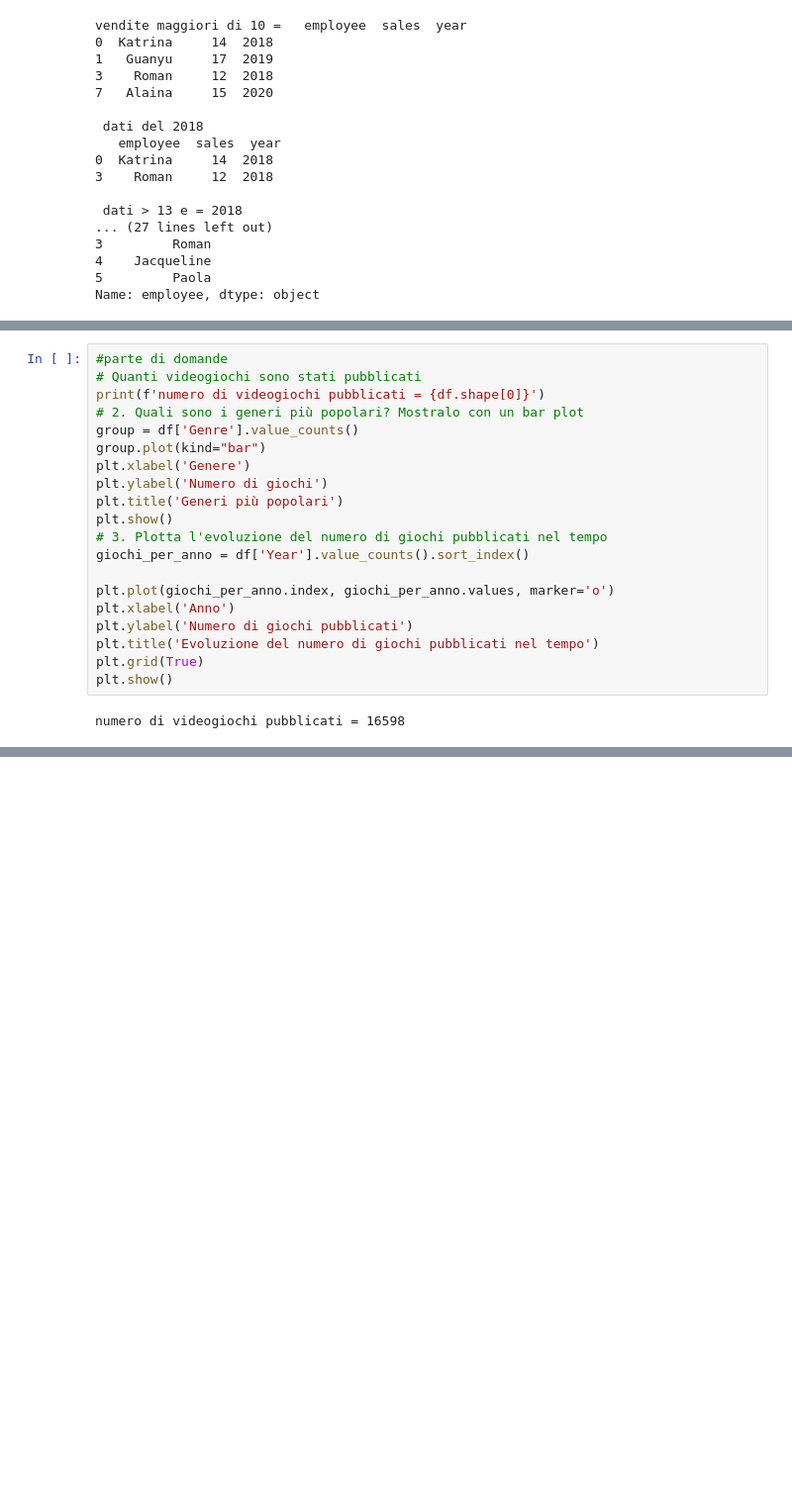
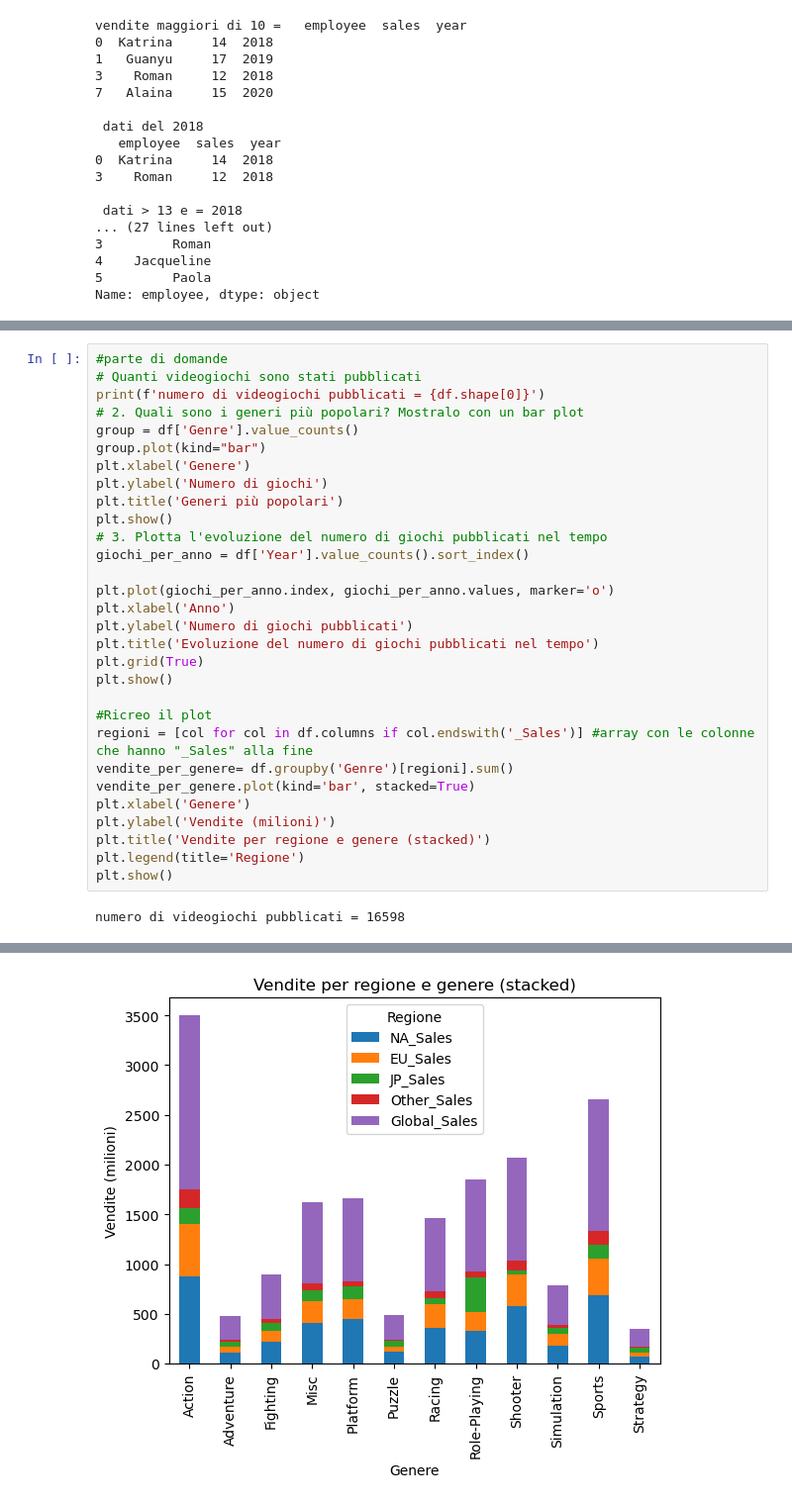
Before and after one commit to DenisTrokan/ProgrammingLab, a Jupyter notebook: 5_Esercizi_lez_5.ipynb, the cells around one changed output, grey strips where cells are left out. Shown: that part at 99% size. Drawn from its saved outputs; the diff is of its cells as text; blank space fills up the shorter version.

```diff
--- a/5_Esercizi_lez_5.ipynb
+++ b/5_Esercizi_lez_5.ipynb
@@ -97,24 +97,35 @@ df.head()
 # %%
 #parte di domande
 # Quanti videogiochi sono stati pubblicati
 print(f'numero di videogiochi pubblicati = {df.shape[0]}')
 # 2. Quali sono i generi più popolari? Mostralo con un bar plot
 group = df['Genre'].value_counts()
 group.plot(kind="bar")
 plt.xlabel('Genere')
 plt.ylabel('Numero di giochi')
 plt.title('Generi più popolari')
 plt.show()
 # 3. Plotta l'evoluzione del numero di giochi pubblicati nel tempo
 giochi_per_anno = df['Year'].value_counts().sort_index()
 
 plt.plot(giochi_per_anno.index, giochi_per_anno.values, marker='o')
 plt.xlabel('Anno')
 plt.ylabel('Numero di giochi pubblicati')
 plt.title('Evoluzione del numero di giochi pubblicati nel tempo')
 plt.grid(True)
 plt.show()
+
+#Ricreo il plot
+regioni = [col for col in df.columns if col.endswith('_Sales')] #array con le colonne che hanno "_Sales" alla fine
+vendite_per_genere= df.groupby('Genre')[regioni].sum()
+vendite_per_genere.plot(kind='bar', stacked=True)
+plt.xlabel('Genere')
+plt.ylabel('Vendite (milioni)')
+plt.title('Vendite per regione e genere (stacked)')
+plt.legend(title='Regione')
+plt.show()
 # %% [output]
 numero di videogiochi pubblicati = 16598
 [figure]
 [figure]
+[figure, added]
```
